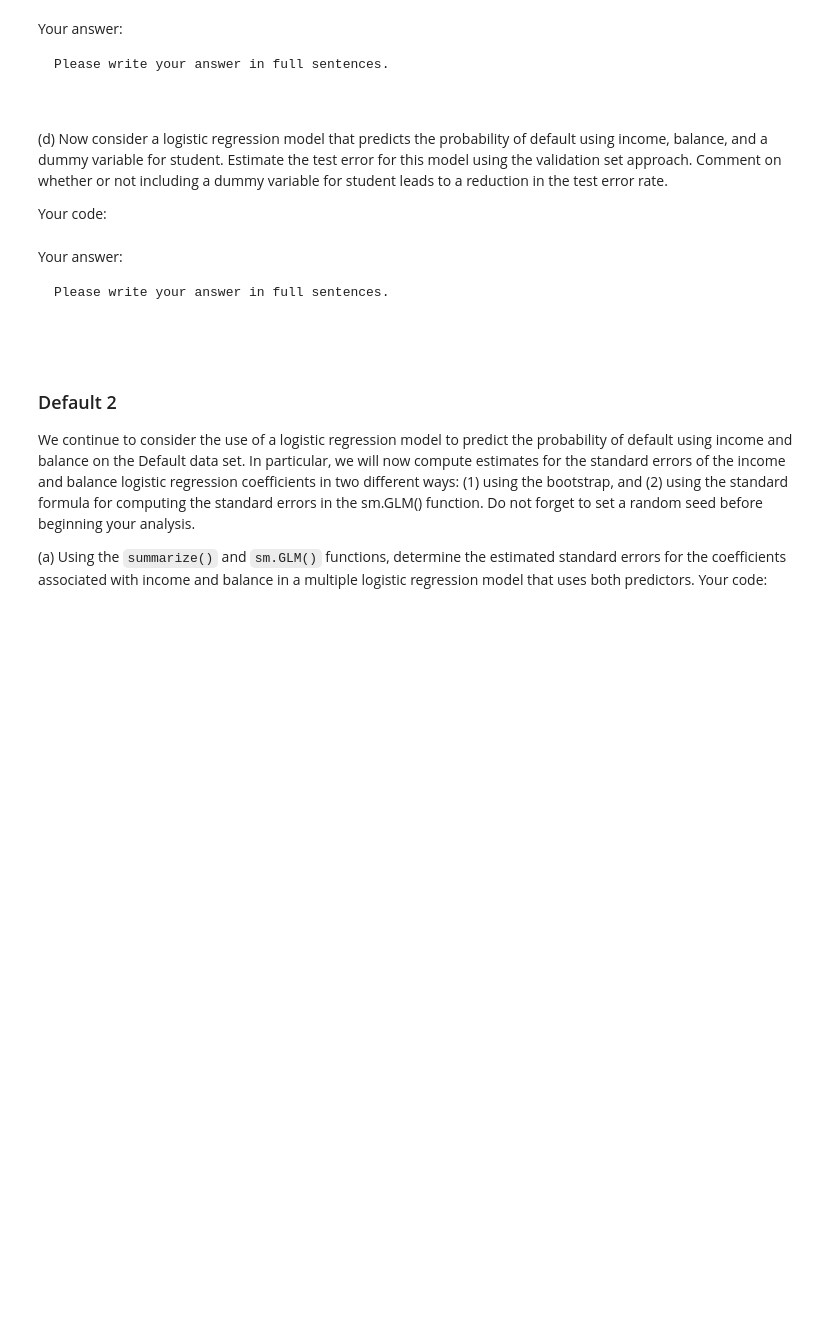
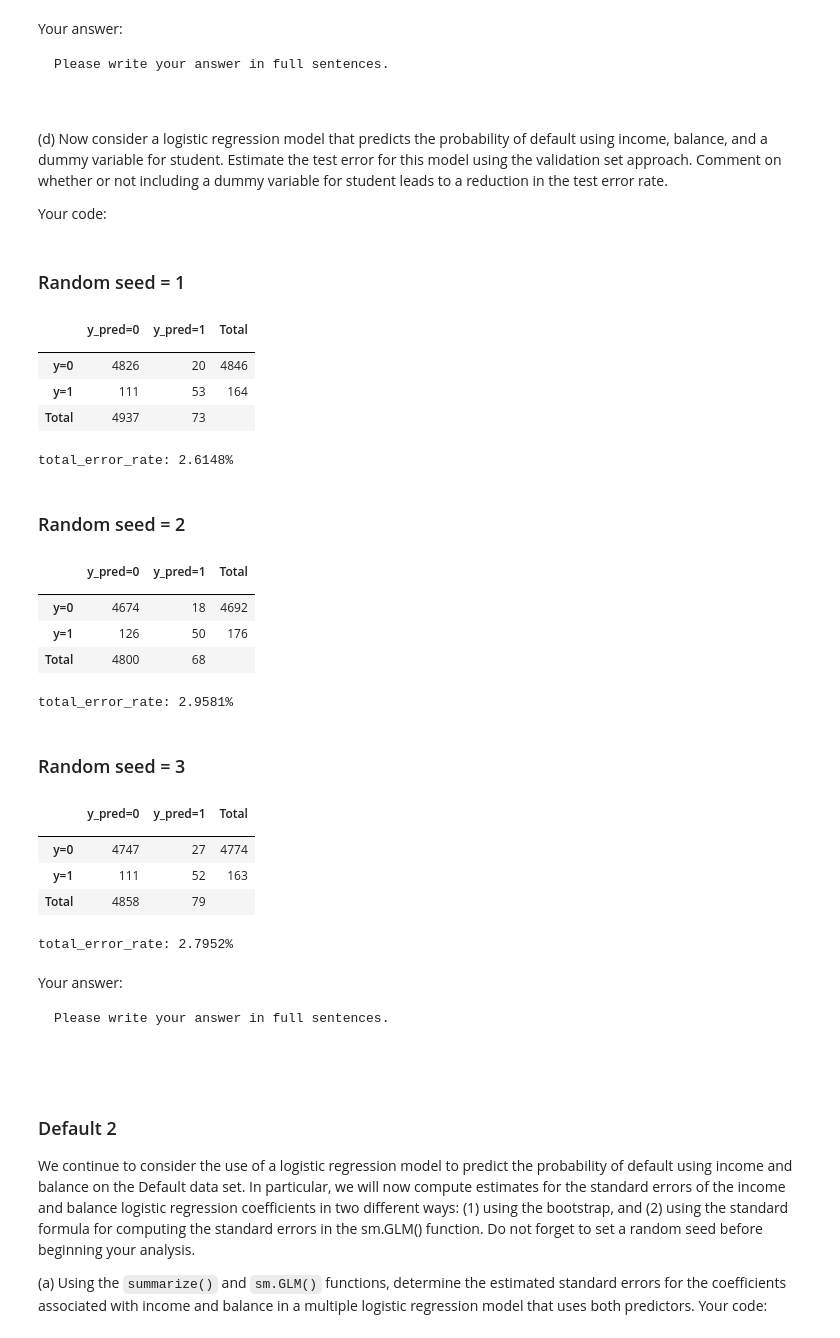
Before and after one commit to BU-MSSP-Classroom/MA679_Spring2024_02_resampling-Allenlovemia, a Jupyter notebook: Ch05_Resampling_Python.ipynb, the cells around one changed output. Drawn from its saved outputs; the diff is of its cells as text; code cells hidden in the pictures; blank space fills up the shorter version.

```diff
--- a/Ch05_Resampling_Python.ipynb
+++ b/Ch05_Resampling_Python.ipynb
@@ -637,8 +768,55 @@ Please write your answer in full sentences.
 
 Your code:
 # %%
-#
-#
+for s in range(1,4):
+    display(HTML('<h3>Random seed = {}</h3>'.format(s)))
+    # Create index for 50% holdout set
+    np.random.seed(s)
+    train = np.random.rand(len(default_df)) < 0.5
+
+    response   = 'default_Yes'
+    predictors = ['income', 'balance', 'student_Yes']
+
+    X_train = np.array(default_df[train][predictors])
+    X_test  = np.array(default_df[~train][predictors])
+    y_train = np.array(default_df[train][response])
+    y_test  = np.array(default_df[~train][response])
+
+    # Logistic regression
+    logit       = LogisticRegression()
+    model_logit = logit.fit(X_train, y_train)
+
+    # Predict
+    y_pred = model_logit.predict(X_test)
+
+    # Analysis
+    confusion_mtx = confusion_matrix(y_test, y_pred)
+    display(confusion_table(confusion_mtx))
+
+    total_error_rate_pct = np.around(total_error_rate(confusion_mtx) * 100, 4)
+    print('total_error_rate: {}%'.format(total_error_rate_pct))
+# %% [output]
+Random seed = 1
+|  | y_pred=0 | y_pred=1 | Total |
+|  |  |  |  |
+| y=0 | 4826 | 20 | 4846 |
+| y=1 | 111 | 53 | 164 |
+| Total | 4937 | 73 |  |
+total_error_rate: 2.6148%
+Random seed = 2
+|  | y_pred=0 | y_pred=1 | Total |
+|  |  |  |  |
+| y=0 | 4674 | 18 | 4692 |
+| y=1 | 126 | 50 | 176 |
+| Total | 4800 | 68 |  |
+total_error_rate: 2.9581%
+Random seed = 3
+|  | y_pred=0 | y_pred=1 | Total |
+|  |  |  |  |
+| y=0 | 4747 | 27 | 4774 |
+| y=1 | 111 | 52 | 163 |
+| Total | 4858 | 79 |  |
+total_error_rate: 2.7952%
 # %% [markdown]
 Your answer:
 
```
Also changed, not shown: parts of 15 cells of this notebook.
